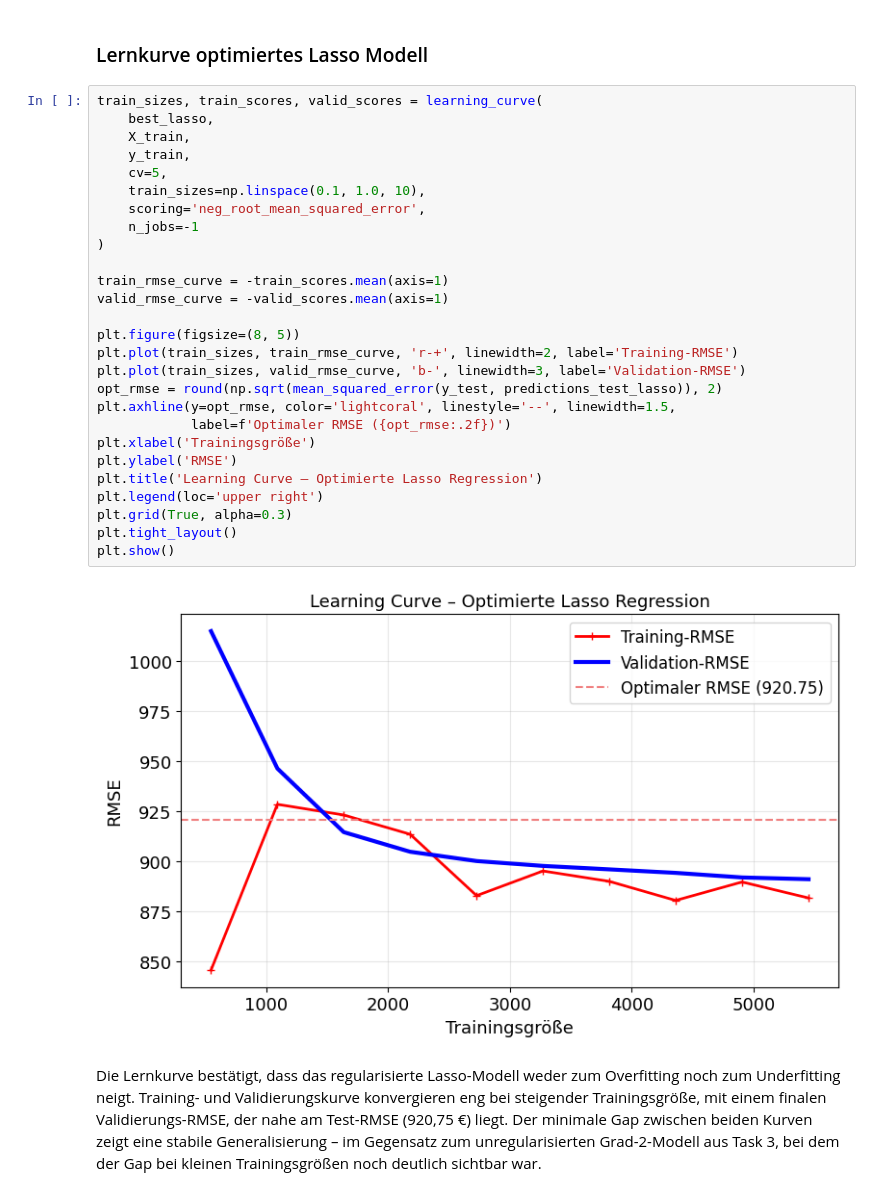
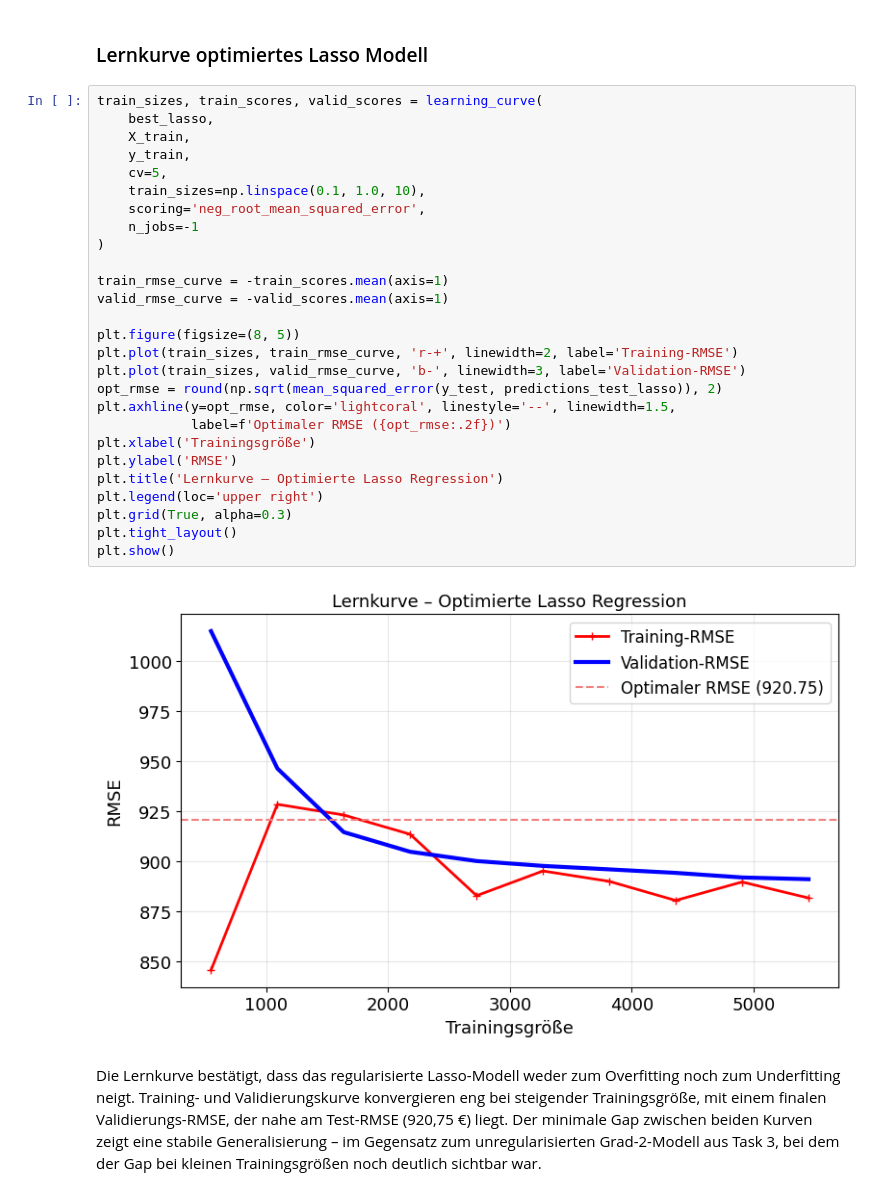
Before and after one commit to PatrickSchubert-Munich/DataScience_and_ML_Assignment, a Jupyter notebook: 02_regression/Assignment_02_2130238.ipynb, the cells around one changed output. Cells and saved outputs as stored; diff of their text form.

```diff
--- a/02_regression/Assignment_02_2130238.ipynb
+++ b/02_regression/Assignment_02_2130238.ipynb
@@ -965,32 +967,32 @@ Poly Grad 2 (unreg.)    866.6700   929.9600    0.9747   0.9710                -
 # %%
 train_sizes, train_scores, valid_scores = learning_curve(
     best_lasso,
     X_train,
     y_train,
     cv=5,
     train_sizes=np.linspace(0.1, 1.0, 10),
     scoring='neg_root_mean_squared_error',
     n_jobs=-1
 )
 
 train_rmse_curve = -train_scores.mean(axis=1)
 valid_rmse_curve = -valid_scores.mean(axis=1)
 
 plt.figure(figsize=(8, 5))
 plt.plot(train_sizes, train_rmse_curve, 'r-+', linewidth=2, label='Training-RMSE')
 plt.plot(train_sizes, valid_rmse_curve, 'b-', linewidth=3, label='Validation-RMSE')
 opt_rmse = round(np.sqrt(mean_squared_error(y_test, predictions_test_lasso)), 2)
 plt.axhline(y=opt_rmse, color='lightcoral', linestyle='--', linewidth=1.5,
             label=f'Optimaler RMSE ({opt_rmse:.2f})')
 plt.xlabel('Trainingsgröße')
 plt.ylabel('RMSE')
-plt.title('Learning Curve – Optimierte Lasso Regression')
+plt.title('Lernkurve – Optimierte Lasso Regression')
 plt.legend(loc='upper right')
 plt.grid(True, alpha=0.3)
 plt.tight_layout()
 plt.show()
 # %% [output]
-[figure, old version]
+[figure, new version]
 # %% [markdown]
 Die Lernkurve bestätigt, dass das regularisierte Lasso-Modell weder zum Overfitting noch zum Underfitting neigt. Training- und Validierungskurve konvergieren eng bei steigender Trainingsgröße, mit einem finalen Validierungs-RMSE, der nahe am Test-RMSE (920,75 €) liegt. Der minimale Gap zwischen beiden Kurven zeigt eine stabile Generalisierung – im Gegensatz zum unregularisierten Grad-2-Modell aus Task 3, bei dem der Gap bei kleinen Trainingsgrößen noch deutlich sichtbar war.
 # %% [markdown]
```
Also changed, not shown: parts of 54 cells of this notebook.
